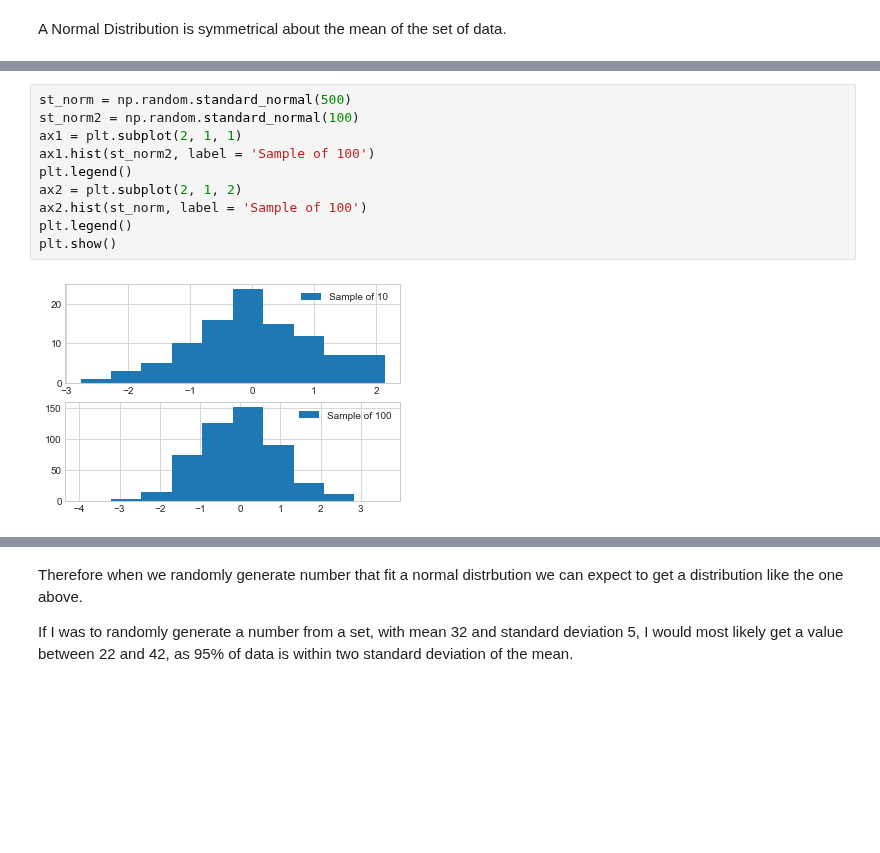
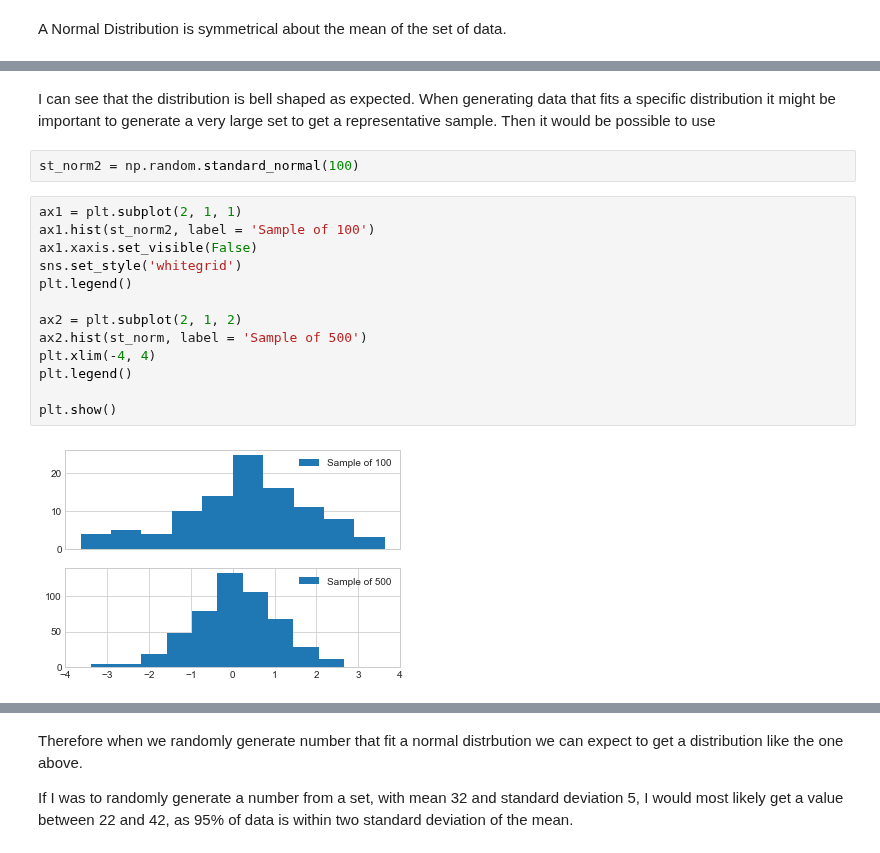
Before and after one commit to MarionMcG/numpy.random, a Jupyter notebook: numpy-random.ipynb, the cells around one changed output, grey strips where cells are left out. Cells and saved outputs as stored; diff of their text form; blank space fills up the shorter version.

```diff
--- a/numpy-random.ipynb
+++ b/numpy-random.ipynb
@@ -439,12 +448,19 @@ Standard_normal() returns a number(s) which fit the standard normal distribution
+# %% [markdown]
+I can see that the distribution is bell shaped as expected. When generating data that fits a specific distribution it might be important to generate a very large set to get a representative sample. Then it would be possible to use
+# %%
+st_norm2 = np.random.standard_normal(100)
 # %%
-st_norm = np.random.standard_normal(500)
-st_norm2 = np.random.standard_normal(100)
 ax1 = plt.subplot(2, 1, 1)
 ax1.hist(st_norm2, label = 'Sample of 100')
+ax1.xaxis.set_visible(False)
+sns.set_style('whitegrid')
 plt.legend()
+
 ax2 = plt.subplot(2, 1, 2)
-ax2.hist(st_norm, label = 'Sample of 100')
+ax2.hist(st_norm, label = 'Sample of 500')
+plt.xlim(-4, 4)
 plt.legend()
+
 plt.show()
 # %% [output]
-[figure, old version]
+[figure, new version]
```
Also changed, not shown: parts of 17 cells of this notebook.
